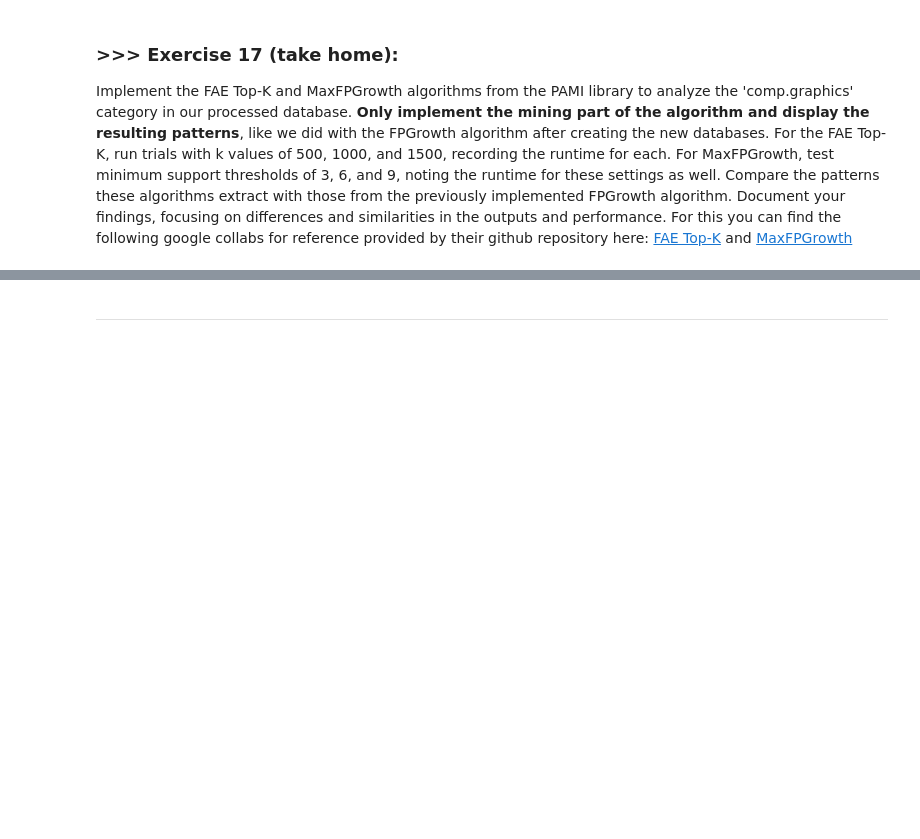
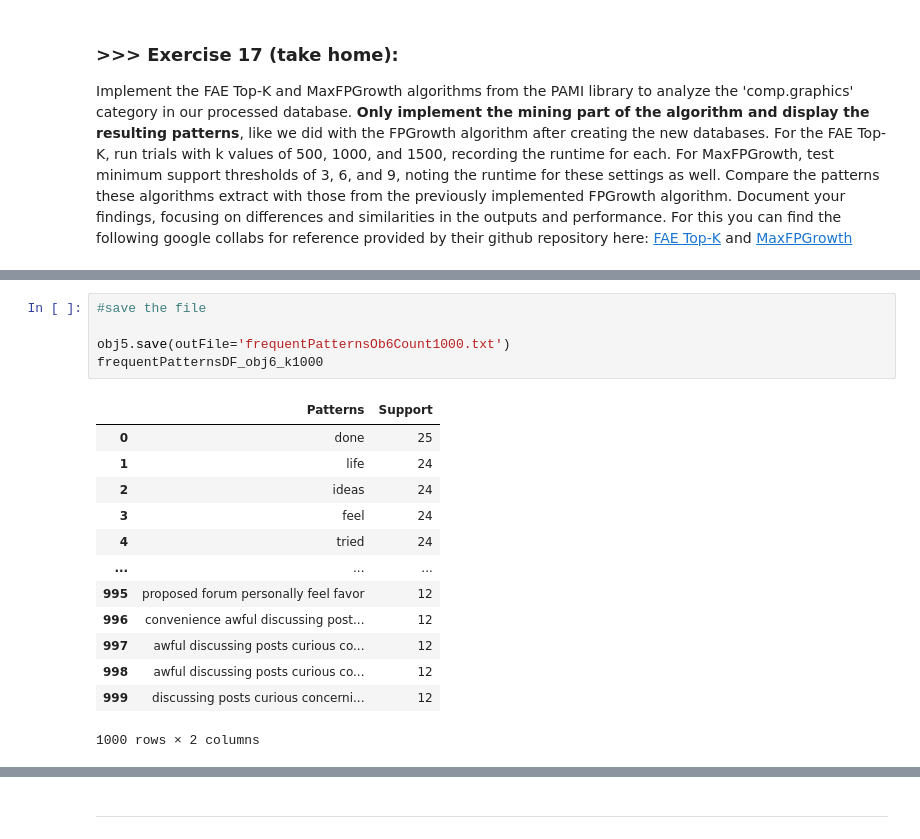
Before and after one commit to zhangjingxing/DM2025-Lab1-Exercise, a Jupyter notebook: DM2025-Lab1-Master.ipynb, the cells around one changed output, grey strips where cells are left out. Cells and saved outputs as stored; diff of their text form; blank space fills up the shorter version.

```diff
--- a/DM2025-Lab1-Master.ipynb
+++ b/DM2025-Lab1-Master.ipynb
@@ -2092,0 +2253,19 @@ Implement the FAE Top-K and MaxFPGrowth algorithms from the PAMI library to anal
+# %%
+#save the file
+
+obj5.save(outFile='frequentPatternsOb6Count1000.txt')
+frequentPatternsDF_obj6_k1000
+# %% [output]
+|  | Patterns | Support |
+| 0 | done | 25 |
+| 1 | life | 24 |
+| 2 | ideas | 24 |
+| 3 | feel | 24 |
+| 4 | tried | 24 |
+| ... | ... | ... |
+| 995 | proposed forum personally feel favor | 12 |
+| 996 | convenience awful discussing post... | 12 |
+| 997 | awful discussing posts curious co... | 12 |
+| 998 | awful discussing posts curious co... | 12 |
+| 999 | discussing posts curious concerni... | 12 |
+1000 rows × 2 columns
```
Also changed, not shown: parts of 28 cells of this notebook, 3 other files.
